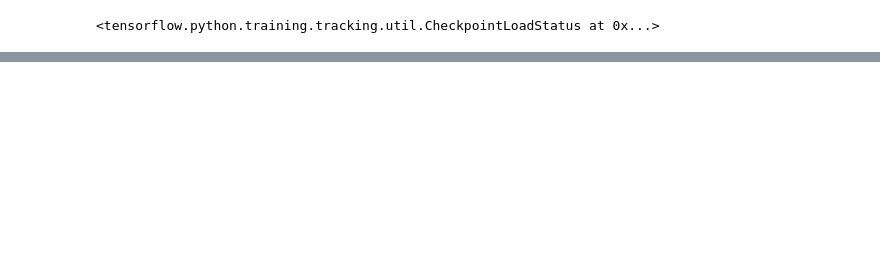
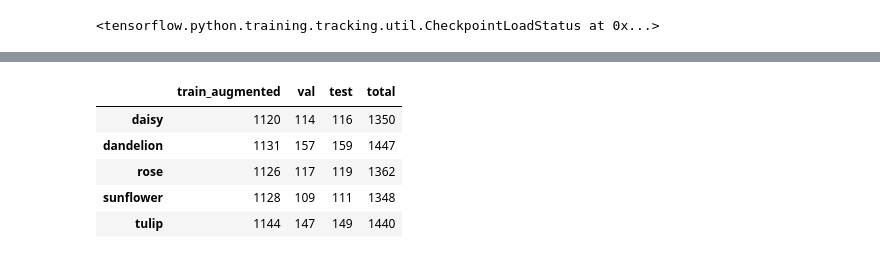
Before and after one commit to MortenTabaka/Deep-learning-exercises-with-TensorFlow2, a Jupyter notebook: Tabaka_Marcin_klasyfikacja_kwiatow.ipynb, the cells around one changed output, grey strips where cells are left out. Cells and saved outputs as stored; diff of their text form; code cells hidden in the pictures; blank space fills up the shorter version.

```diff
--- a/Tabaka_Marcin_klasyfikacja_kwiatow.ipynb
+++ b/Tabaka_Marcin_klasyfikacja_kwiatow.ipynb
@@ -81,28 +78,0 @@ if should_prepare_data:
-# %%
-def get_count_of_images(split_folders):
-
-    '''
-    Counts number of files in every class in train/validation/test sets.
-
-    Arguments:
-    split_folders --- path to train/val/test which must contain folders of each class
-                      e.g. './data/train'
-    '''
-
-    dict_count = {}
-
-    for dir_path in split_folders:
-
-        dir_name = os.path.basename(os.path.normpath(dir_path))
-        dict_count[dir_name] = {}
-
-        for root, dirs, files in os.walk(dir_path):
-
-            if len(files) > 0:
-
-                class_name = os.path.basename(os.path.normpath(root))
-                count = len(files)
-
-                dict_count[dir_name][class_name] = count
-
-    return dict_count
@@ -504,0 +640,11 @@ Found 654 files belonging to 5 classes.
+# %%
+df_aug_con = pd.concat([df_aug, df[['val', 'test']]], axis=1)
+df_aug_con['total']= df_aug_con.sum(axis=1)
+df_aug_con
+# %% [output]
+|  | train_augmented | val | test | total |
+| daisy | 1120 | 114 | 116 | 1350 |
+| dandelion | 1131 | 157 | 159 | 1447 |
+| rose | 1126 | 117 | 119 | 1362 |
+| sunflower | 1128 | 109 | 111 | 1348 |
+| tulip | 1144 | 147 | 149 | 1440 |
```
Also changed, not shown: parts of 45 cells of this notebook.
